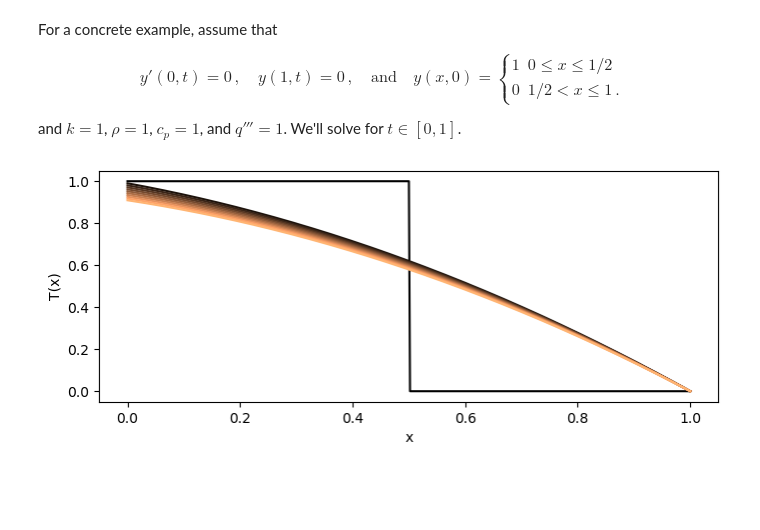
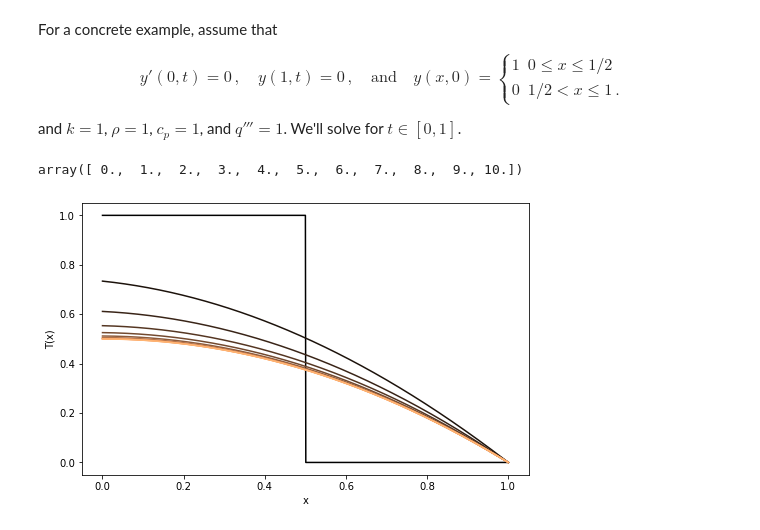
Before and after one commit to robertsj/rom_102, a Jupyter notebook: ROM_102_slides.ipynb, the cells around one changed output. Drawn from its saved outputs; the diff is of its cells as text; code cells hidden in the pictures; blank space fills up the shorter version.

```diff
--- a/ROM_102_slides.ipynb
+++ b/ROM_102_slides.ipynb
@@ -223,8 +223,10 @@ import numpy as np
 import matplotlib.pyplot as plt
 from transient_conduction import *
 w = 1.0  # wall width
-nx = 501 # number of spatial points
-t = np.linspace(0, 100, 11)
+nx = 1001 # number of spatial points
+t = 10 - np.logspace(0, 1, 21)
+t=t[::-1]
+t = np.linspace(0, 10, 11)
 def ic(x):
     v = x**0; v[x>0.5]=0.0
     return v;
@@ -232,13 +234,17 @@ k   = lambda x, T: 1.0*x**0
 c_p = lambda x, T: 1*x**0
 rho = lambda x: 1*x**0
 q   = lambda x, t: 1*x**0
+# %%
+t
+# %% [output]
+array([ 0.,  1.,  2.,  3.,  4.,  5.,  6.,  7.,  8.,  9., 10.])
 # %%
-sol, x = solve(k, c_p, rho, q, ic, w=1, nx=nx, times=t)
+sol, x = solve(k, c_p, rho, q, ic, w=w, nx=nx, times=t)
 # %%
-plt.figure(figsize=(8,3))
+plt.figure(figsize=(8,5))
 for i in range(len(t)):
-    plt.plot(x, sol[:, i], color=plt.cm.copper(i/len(t)));
+    plt.plot(x, sol[:, i], color=plt.cm.copper((i/len(t))));
 plt.xlabel("x"); plt.ylabel("T(x)");
 # %% [output]
-[figure, old version]
+[figure, new version]
 # %%
```
Also changed, not shown: parts of 1 cell of this notebook, 1 other file.
